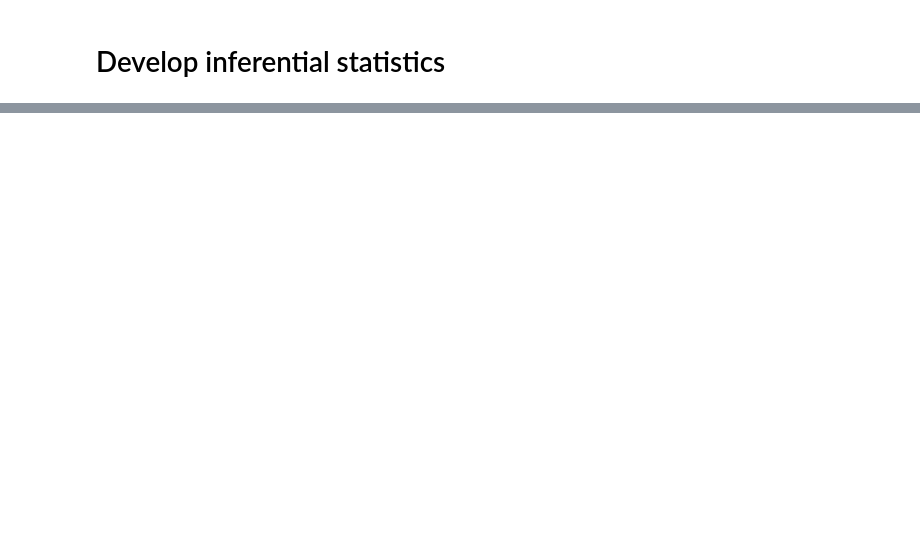
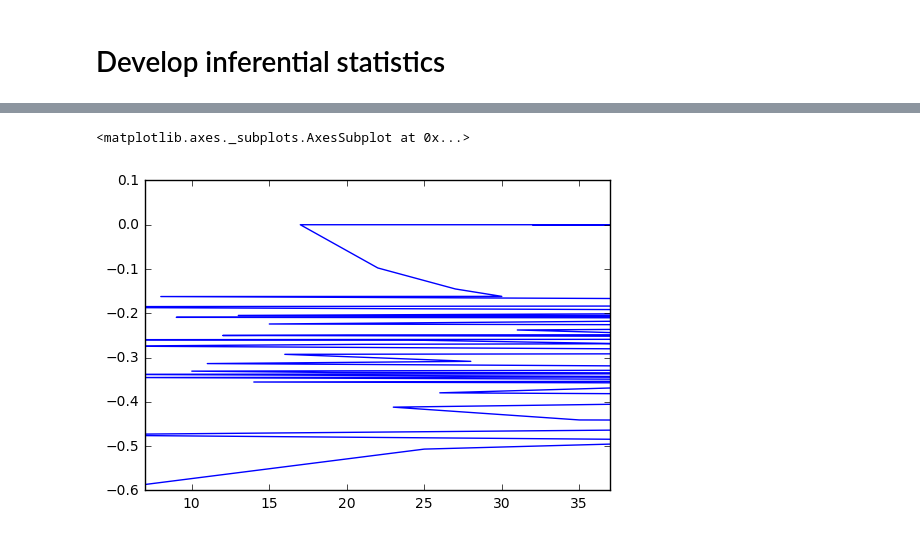
Before and after one commit to yarikan-zz/exploring-neighborhood-reputation, a Jupyter notebook: analysis_notebook.ipynb, the cells around one changed output, grey strips where cells are left out. Cells and saved outputs as stored; diff of their text form; code cells hidden in the pictures; blank space fills up the shorter version.

```diff
--- a/analysis_notebook.ipynb
+++ b/analysis_notebook.ipynb
@@ -506,0 +537,7 @@ b.describe()
+# %%
+a = df_neighb_level.sort_values(by='Weighted Reputation Score').dropna()
+# %%
+a['Weighted Reputation Score'].plot()
+# %% [output]
+<matplotlib.axes._subplots.AxesSubplot at 0x...>
+[figure, added]
```
Also changed, not shown: parts of 13 cells of this notebook.
